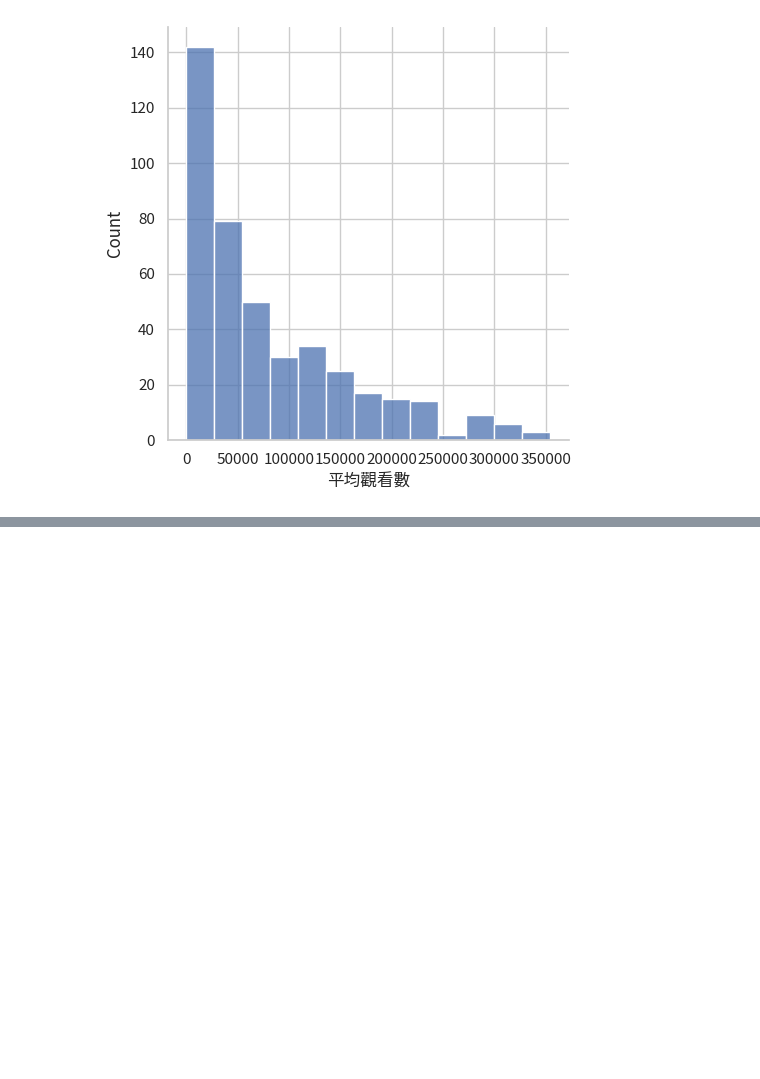
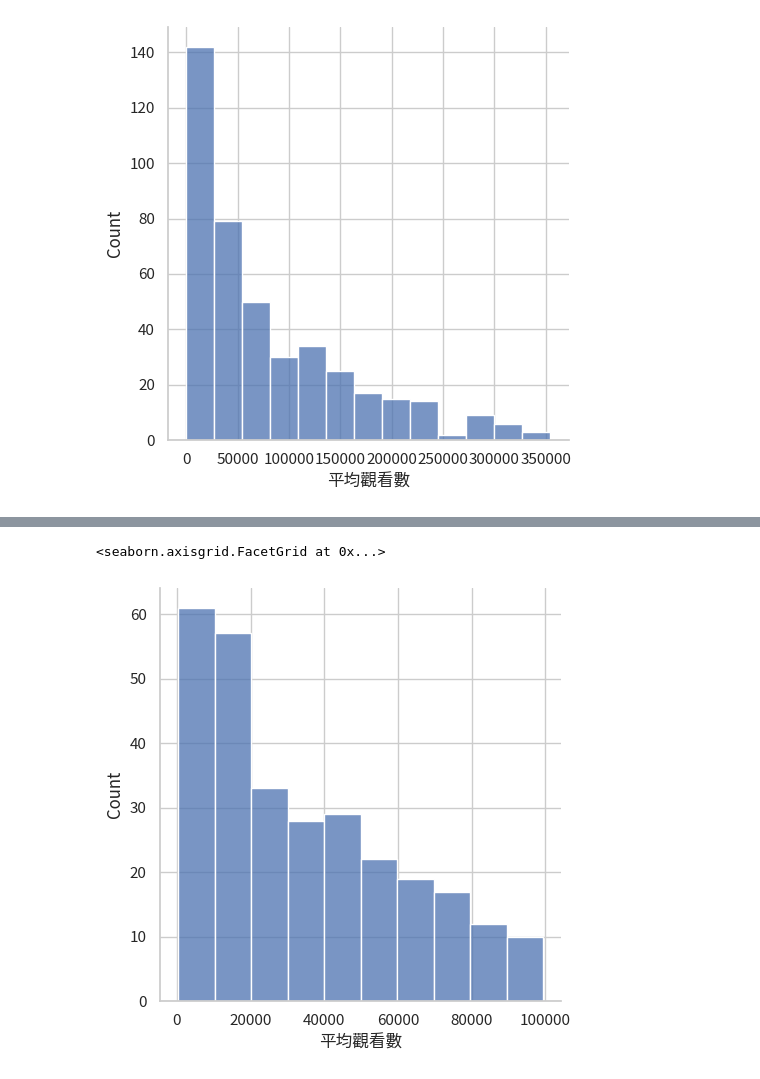
Before and after one commit to hsiaoyt0923/Anime_View_Number_Regression, a Jupyter notebook: visualize.ipynb, the cells around one changed output, grey strips where cells are left out. Cells and saved outputs as stored; diff of their text form; code cells hidden in the pictures; blank space fills up the shorter version.

```diff
--- a/visualize.ipynb
+++ b/visualize.ipynb
@@ -167,3 +167,6 @@ sns.displot(data=df2, x='平均觀看數')
 # %% [output]
 <seaborn.axisgrid.FacetGrid at 0x...>
 [figure]
+# %%
+df3 = df.loc[df['平均觀看數'] <= 100000].sort_values('平均觀看數', ascending=False)
+df3
@@ -169,0 +187,5 @@ sns.displot(data=df2, x='平均觀看數')
+# %%
+sns.displot(data=df3, x='平均觀看數')
+# %% [output]
+<seaborn.axisgrid.FacetGrid at 0x...>
+[figure, added]
```
Also changed, not shown: parts of 1 cell of this notebook.
